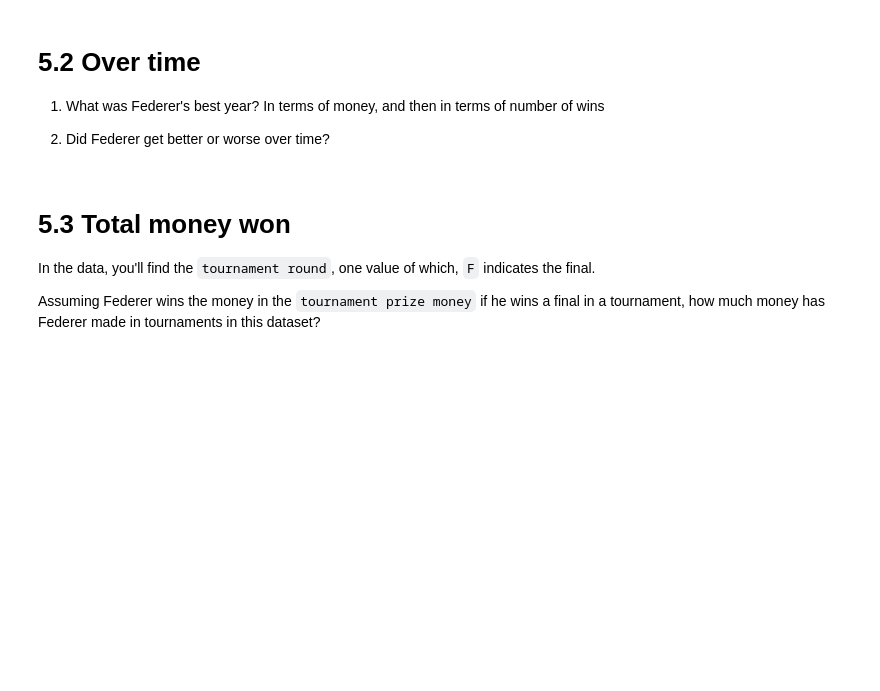
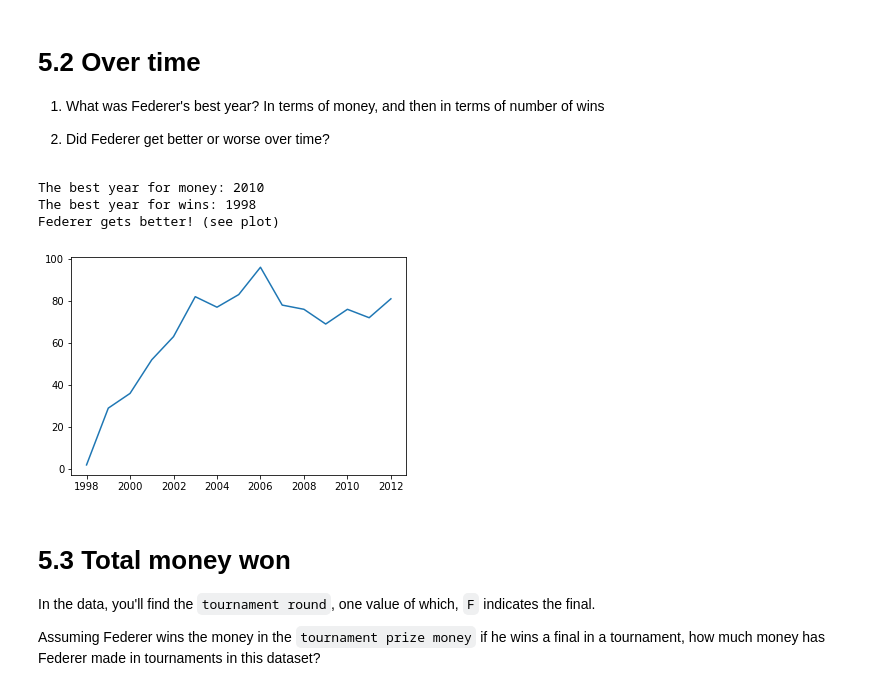
Before and after one commit to cb-ds-1/m2-1-pandas, a Jupyter notebook: workshop.ipynb, the cells around one changed output. Saved outputs shown, nothing was run; the diff lists cells and outputs as text; code cells hidden in the pictures; blank space fills up the shorter version.

```diff
--- a/workshop.ipynb
+++ b/workshop.ipynb
@@ -159,6 +407,37 @@ In `data/tennis.csv` you have games that Roger Federer played against various op
 1. What was Federer's best year? In terms of money, and then in terms of number of wins
 
 2. Did Federer get better or worse over time?
+# %%
+df = pd.read_csv(r'C:\Users\David\Documents\code\Module 2\m2-1-pandas\data\tennis.csv')
+
+fed_wins = df.loc[(df['player1 name'] == 'Roger Federer') & (df.win == 1) | (df['player2 name'] == 'Roger Federer') & (df.win == 0)]
+
+win_cash = fed_wins.loc[(fed_wins['tournament round'] == 'F')]
+
+win_cash['tournament prize money'].str.replace('[ $ , [ < > ( ) ! A . " ]', '').astype(int)
+
+win_cash.groupby(win_cash.year).sum()
+
+print('The best year for money:',win_cash.loc[win_cash['tournament prize money'] == max(win_cash['tournament prize money']), 'year'].iloc[0])
+
+fed_wins['count_me'] = 1
+
+fed_wins.groupby(fed_wins.year).sum()
+
+print('The best year for wins:',fed_wins.loc[fed_wins['count_me'] == max(fed_wins['count_me']), 'year'].iloc[0])
+
+annual = fed_wins.groupby(fed_wins.year).sum()
+annual.sort_values(by='count_me')
+
+plt.plot(annual['count_me'])
+
+print('Federer gets better! (see plot)')
+plt.show()
+# %% [output]
+The best year for money: 2010
+The best year for wins: 1998
+Federer gets better! (see plot)
+[figure, added]
 # %% [markdown]
 # 5.3 Total money won
 
```
Also changed, not shown: parts of 13 cells of this notebook.
